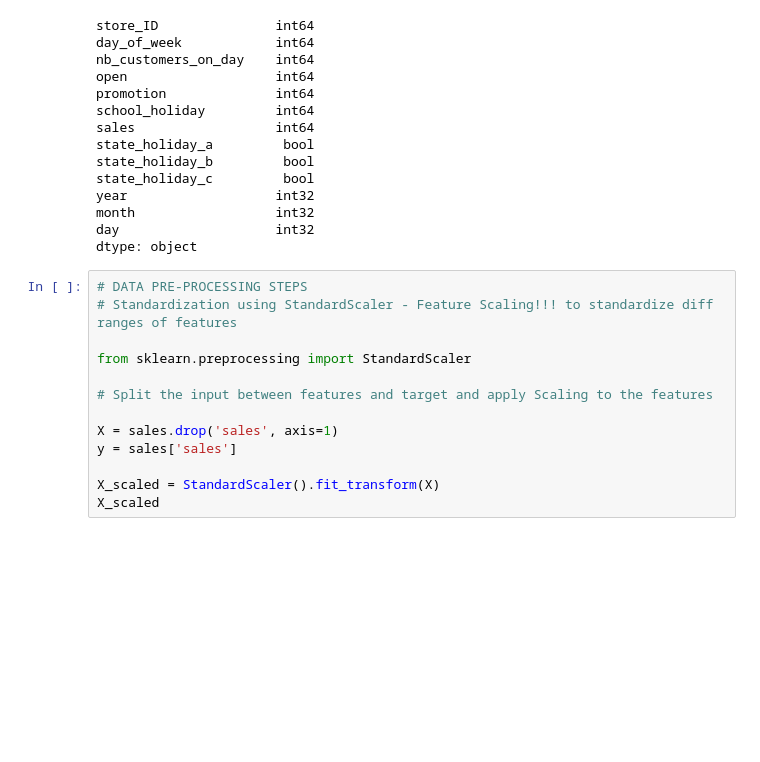
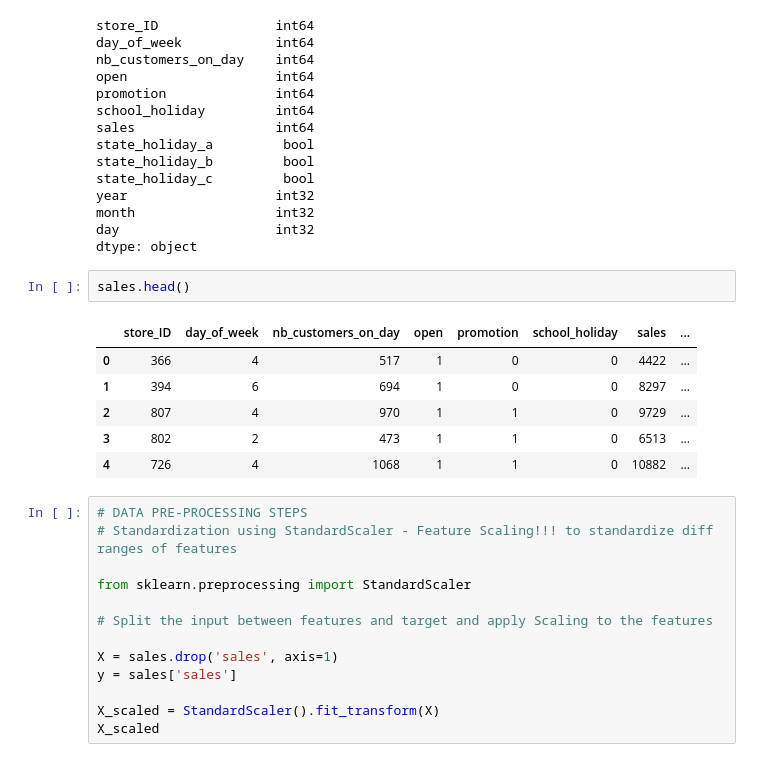
Before and after one commit to Grimngor/ironkaggle, a Jupyter notebook: mini project_retail store.ipynb, the cells around one changed output. Saved outputs shown, nothing was run; the diff lists cells and outputs as text; blank space fills up the shorter version.

```diff
--- a/mini project_retail store.ipynb
+++ b/mini project_retail store.ipynb
@@ -222,6 +222,15 @@ year                   int32
 month                  int32
 day                    int32
 dtype: object
+# %%
+sales.head()
+# %% [output]
+|  | store_ID | day_of_week | nb_customers_on_day | open | promotion | school_holiday | sales | ... |
+| 0 | 366 | 4 | 517 | 1 | 0 | 0 | 4422 | ... |
+| 1 | 394 | 6 | 694 | 1 | 0 | 0 | 8297 | ... |
+| 2 | 807 | 4 | 970 | 1 | 1 | 0 | 9729 | ... |
+| 3 | 802 | 2 | 473 | 1 | 1 | 0 | 6513 | ... |
+| 4 | 726 | 4 | 1068 | 1 | 1 | 0 | 10882 | ... |
 # %%
 # DATA PRE-PROCESSING STEPS
 # Standardization using StandardScaler - Feature Scaling!!! to standardize diff ranges of features
```
Also changed, not shown: 1 other file.
